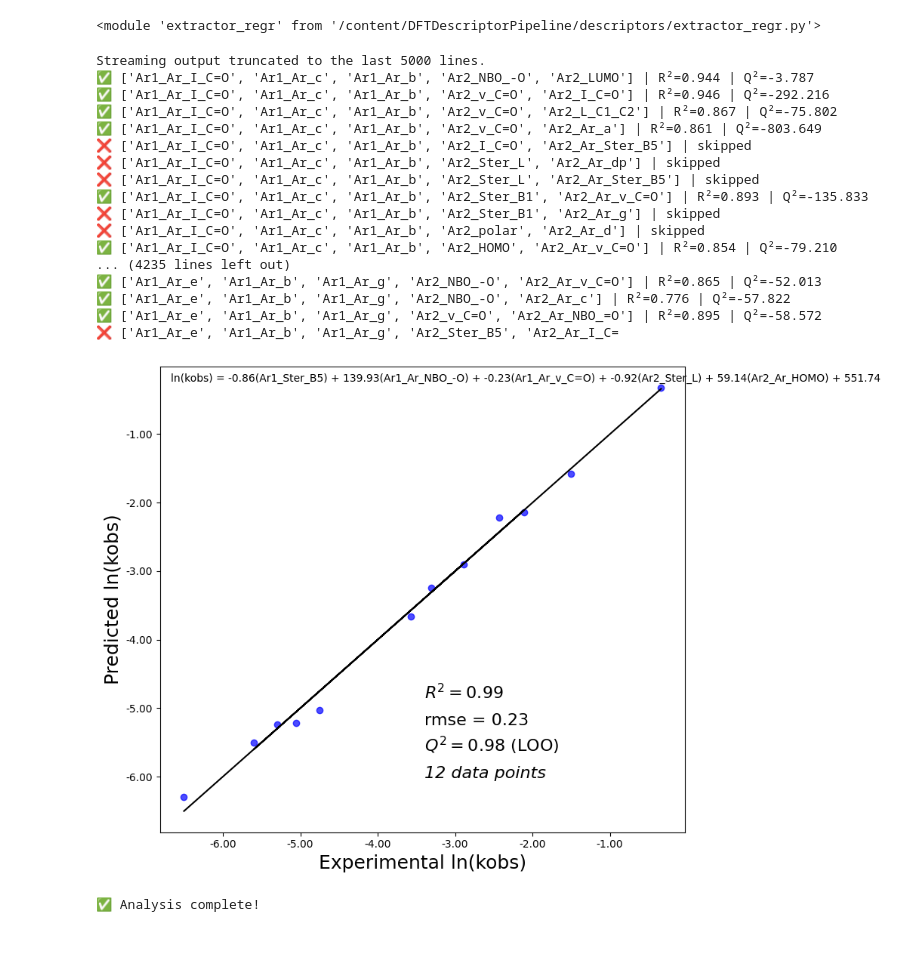
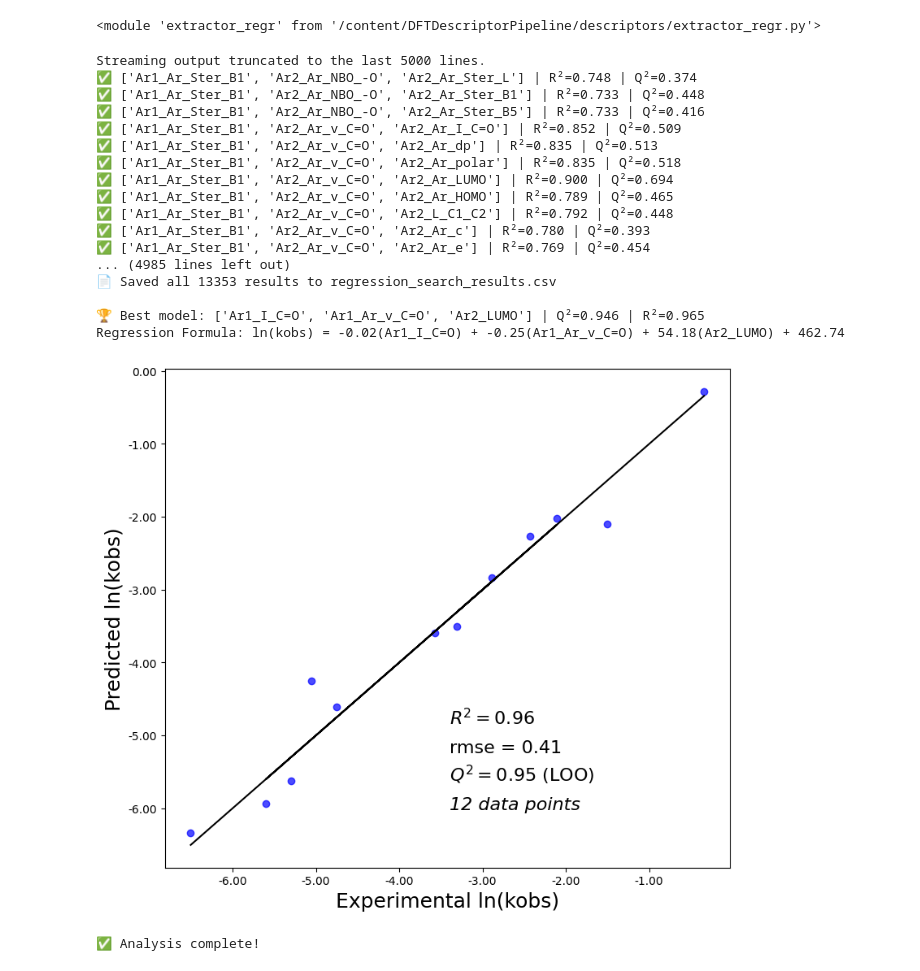
Before and after one commit to peculab/DFTDescriptorPipeline, a Jupyter notebook: examples/indigo_diaryl/indigo_diaryl.ipynb, the cells around one changed output. Drawn from its saved outputs; the diff is of its cells as text; code cells hidden in the pictures; blank space fills up the shorter version.

```diff
--- a/examples/indigo_diaryl/indigo_diaryl.ipynb
+++ b/examples/indigo_diaryl/indigo_diaryl.ipynb
@@ -58,34 +58,34 @@ importlib.reload(extractor_regr)
 # %% [output]
 <module 'extractor_regr' from '/content/DFTDescriptorPipeline/descriptors/extractor_regr.py'>
 # %%
-# 指向原始資料（包含 Ar1、Ar2、...）
 data_dir = "/content/DFTDescriptorPipeline/examples/indigo_diaryl"
 xlsx_path = glob.glob(os.path.join(data_dir, "*.xlsx"))[0]
 log_folder = os.path.join(data_dir, "logfiles")
 
-# 一鍵執行
+# One-click execution
 df, results, best_model = extractor_regr.run_full_pipeline(
     log_folder=log_folder,
-    xlsx_path=xlsx_path,          # 直接用原檔
+    xlsx_path=xlsx_path,
+    max_features=3,
     target='ln(kobs)'
 )
 # %% [output]
 Streaming output truncated to the last 5000 lines.
-✅ ['Ar1_Ar_I_C=O', 'Ar1_Ar_c', 'Ar1_Ar_b', 'Ar2_NBO_-O', 'Ar2_LUMO'] | R²=0.944 | Q²=-3.787
-✅ ['Ar1_Ar_I_C=O', 'Ar1_Ar_c', 'Ar1_Ar_b', 'Ar2_v_C=O', 'Ar2_I_C=O'] | R²=0.946 | Q²=-292.216
-✅ ['Ar1_Ar_I_C=O', 'Ar1_Ar_c', 'Ar1_Ar_b', 'Ar2_v_C=O', 'Ar2_L_C1_C2'] | R²=0.867 | Q²=-75.802
-✅ ['Ar1_Ar_I_C=O', 'Ar1_Ar_c', 'Ar1_Ar_b', 'Ar2_v_C=O', 'Ar2_Ar_a'] | R²=0.861 | Q²=-803.649
-❌ ['Ar1_Ar_I_C=O', 'Ar1_Ar_c', 'Ar1_Ar_b', 'Ar2_I_C=O', 'Ar2_Ar_Ster_B5'] | skipped
-❌ ['Ar1_Ar_I_C=O', 'Ar1_Ar_c', 'Ar1_Ar_b', 'Ar2_Ster_L', 'Ar2_Ar_dp'] | skipped
-❌ ['Ar1_Ar_I_C=O', 'Ar1_Ar_c', 'Ar1_Ar_b', 'Ar2_Ster_L', 'Ar2_Ar_Ster_B5'] | skipped
-✅ ['Ar1_Ar_I_C=O', 'Ar1_Ar_c', 'Ar1_Ar_b', 'Ar2_Ster_B1', 'Ar2_Ar_v_C=O'] | R²=0.893 | Q²=-135.833
-❌ ['Ar1_Ar_I_C=O', 'Ar1_Ar_c', 'Ar1_Ar_b', 'Ar2_Ster_B1', 'Ar2_Ar_g'] | skipped
-❌ ['Ar1_Ar_I_C=O', 'Ar1_Ar_c', 'Ar1_Ar_b', 'Ar2_polar', 'Ar2_Ar_d'] | skipped
-✅ ['Ar1_Ar_I_C=O', 'Ar1_Ar_c', 'Ar1_Ar_b', 'Ar2_HOMO', 'Ar2_Ar_v_C=O'] | R²=0.854 | Q²=-79.210
-... (4235 lines left out)
-✅ ['Ar1_Ar_e', 'Ar1_Ar_b', 'Ar1_Ar_g', 'Ar2_NBO_-O', 'Ar2_Ar_v_C=O'] | R²=0.865 | Q²=-52.013
-✅ ['Ar1_Ar_e', 'Ar1_Ar_b', 'Ar1_Ar_g', 'Ar2_NBO_-O', 'Ar2_Ar_c'] | R²=0.776 | Q²=-57.822
-✅ ['Ar1_Ar_e', 'Ar1_Ar_b', 'Ar1_Ar_g', 'Ar2_v_C=O', 'Ar2_Ar_NBO_=O'] | R²=0.895 | Q²=-58.572
-❌ ['Ar1_Ar_e', 'Ar1_Ar_b', 'Ar1_Ar_g', 'Ar2_Ster_B5', 'Ar2_Ar_I_C=
+✅ ['Ar1_Ar_Ster_B1', 'Ar2_Ar_NBO_-O', 'Ar2_Ar_Ster_L'] | R²=0.748 | Q²=0.374
+✅ ['Ar1_Ar_Ster_B1', 'Ar2_Ar_NBO_-O', 'Ar2_Ar_Ster_B1'] | R²=0.733 | Q²=0.448
+✅ ['Ar1_Ar_Ster_B1', 'Ar2_Ar_NBO_-O', 'Ar2_Ar_Ster_B5'] | R²=0.733 | Q²=0.416
+✅ ['Ar1_Ar_Ster_B1', 'Ar2_Ar_v_C=O', 'Ar2_Ar_I_C=O'] | R²=0.852 | Q²=0.509
+✅ ['Ar1_Ar_Ster_B1', 'Ar2_Ar_v_C=O', 'Ar2_Ar_dp'] | R²=0.835 | Q²=0.513
+✅ ['Ar1_Ar_Ster_B1', 'Ar2_Ar_v_C=O', 'Ar2_Ar_polar'] | R²=0.835 | Q²=0.518
+✅ ['Ar1_Ar_Ster_B1', 'Ar2_Ar_v_C=O', 'Ar2_Ar_LUMO'] | R²=0.900 | Q²=0.694
+✅ ['Ar1_Ar_Ster_B1', 'Ar2_Ar_v_C=O', 'Ar2_Ar_HOMO'] | R²=0.789 | Q²=0.465
+✅ ['Ar1_Ar_Ster_B1', 'Ar2_Ar_v_C=O', 'Ar2_L_C1_C2'] | R²=0.792 | Q²=0.448
+✅ ['Ar1_Ar_Ster_B1', 'Ar2_Ar_v_C=O', 'Ar2_Ar_c'] | R²=0.780 | Q²=0.393
+✅ ['Ar1_Ar_Ster_B1', 'Ar2_Ar_v_C=O', 'Ar2_Ar_e'] | R²=0.769 | Q²=0.454
+... (4985 lines left out)
+📄 Saved all 13353 results to regression_search_results.csv
+
+🏆 Best model: ['Ar1_I_C=O', 'Ar1_Ar_v_C=O', 'Ar2_LUMO'] | Q²=0.946 | R²=0.965
+Regression Formula: ln(kobs) = -0.02(Ar1_I_C=O) + -0.25(Ar1_Ar_v_C=O) + 54.18(Ar2_LUMO) + 462.74
-[figure, old version]
+[figure, new version]
 ✅ Analysis complete!
```
Also changed, not shown: parts of 3 cells of this notebook.
